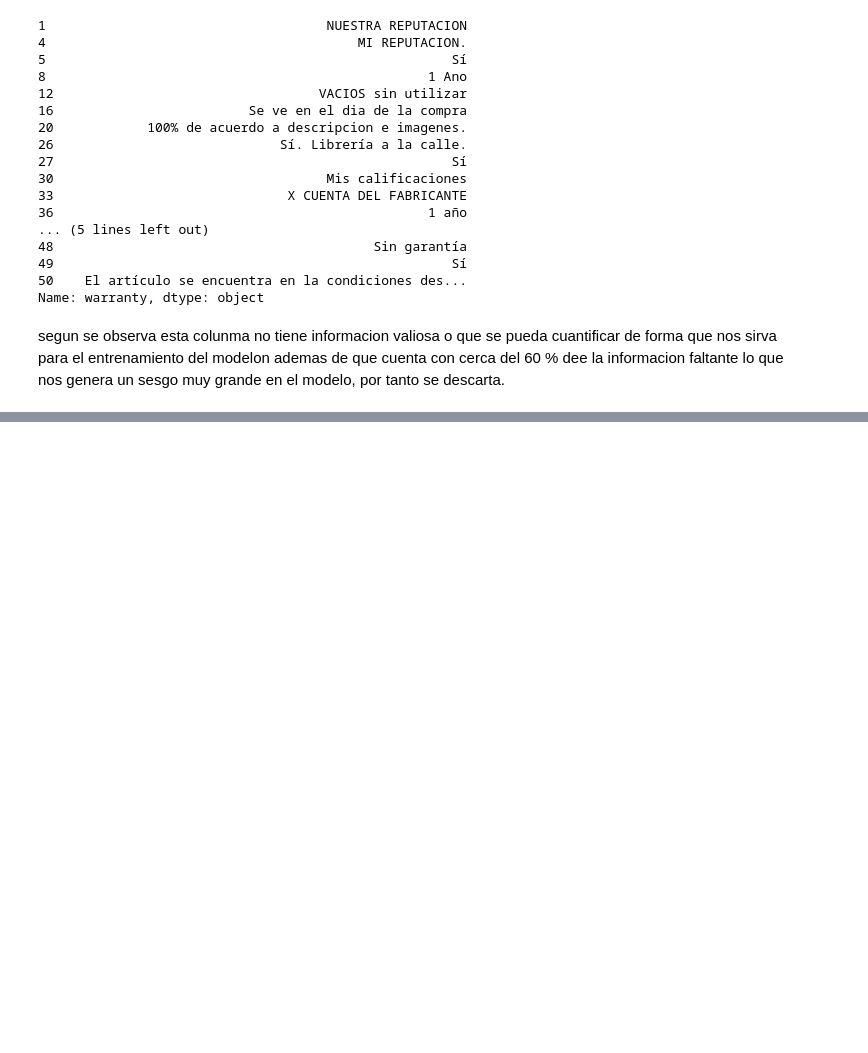
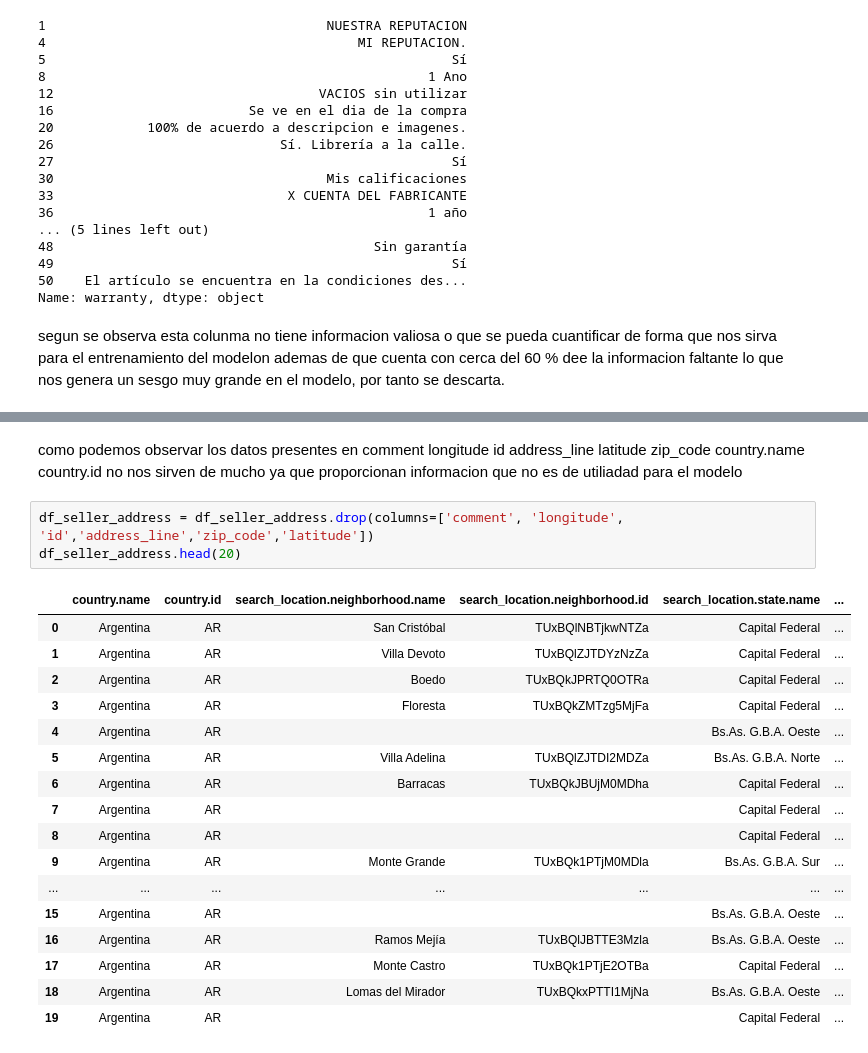
Before and after one commit to NicolasCuaran/ML_E-COMMERCE, a Jupyter notebook: Notebooks/01_EDA.ipynb, the cells around one changed output, grey strips where cells are left out. Cells and saved outputs as stored; diff of their text form; blank space fills up the shorter version.

```diff
--- a/Notebooks/01_EDA.ipynb
+++ b/Notebooks/01_EDA.ipynb
@@ -157,0 +278,23 @@ segun se observa esta colunma no tiene informacion valiosa o que se pueda cuanti
+# %% [markdown]
+como podemos observar los datos presentes en comment	longitude	id	address_line	latitude	zip_code	country.name	country.id	 no nos sirven de mucho ya que proporcionan informacion que no es de utiliadad para el modelo
+# %%
+df_seller_address = df_seller_address.drop(columns=['comment', 'longitude', 'id','address_line','zip_code','latitude'])
+df_seller_address.head(20)
+# %% [output]
+|  | country.name | country.id | search_location.neighborhood.name | search_location.neighborhood.id | search_location.state.name | ... |
+| 0 | Argentina | AR | San Cristóbal | TUxBQlNBTjkwNTZa | Capital Federal | ... |
+| 1 | Argentina | AR | Villa Devoto | TUxBQlZJTDYzNzZa | Capital Federal | ... |
+| 2 | Argentina | AR | Boedo | TUxBQkJPRTQ0OTRa | Capital Federal | ... |
+| 3 | Argentina | AR | Floresta | TUxBQkZMTzg5MjFa | Capital Federal | ... |
+| 4 | Argentina | AR |  |  | Bs.As. G.B.A. Oeste | ... |
+| 5 | Argentina | AR | Villa Adelina | TUxBQlZJTDI2MDZa | Bs.As. G.B.A. Norte | ... |
+| 6 | Argentina | AR | Barracas | TUxBQkJBUjM0MDha | Capital Federal | ... |
+| 7 | Argentina | AR |  |  | Capital Federal | ... |
+| 8 | Argentina | AR |  |  | Capital Federal | ... |
+| 9 | Argentina | AR | Monte Grande | TUxBQk1PTjM0MDla | Bs.As. G.B.A. Sur | ... |
+| ... | ... | ... | ... | ... | ... | ... |
+| 15 | Argentina | AR |  |  | Bs.As. G.B.A. Oeste | ... |
+| 16 | Argentina | AR | Ramos Mejía | TUxBQlJBTTE3Mzla | Bs.As. G.B.A. Oeste | ... |
+| 17 | Argentina | AR | Monte Castro | TUxBQk1PTjE2OTBa | Capital Federal | ... |
+| 18 | Argentina | AR | Lomas del Mirador | TUxBQkxPTTI1MjNa | Bs.As. G.B.A. Oeste | ... |
+| 19 | Argentina | AR |  |  | Capital Federal | ... |
```
Also changed, not shown: parts of 18 cells of this notebook, 1 other file.
